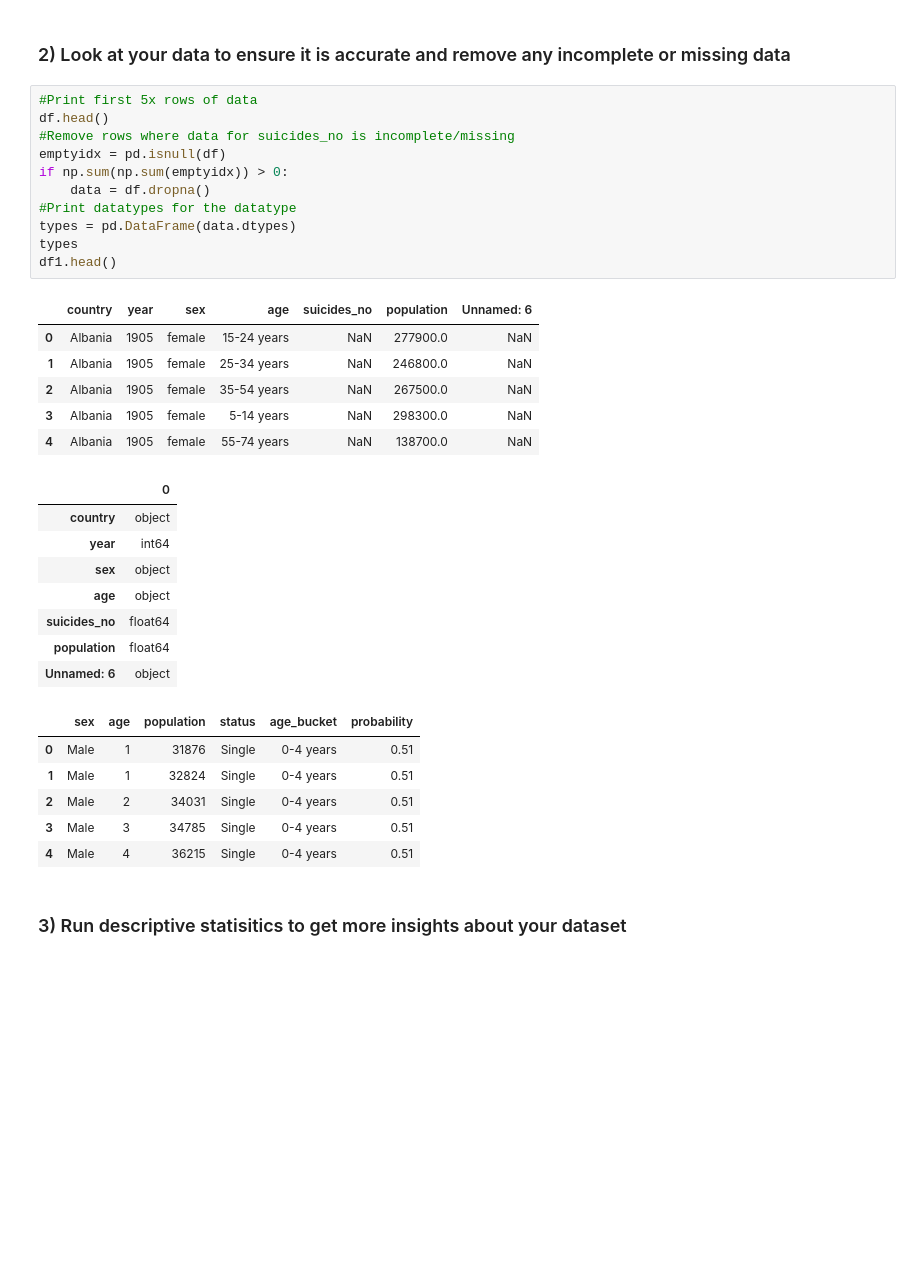
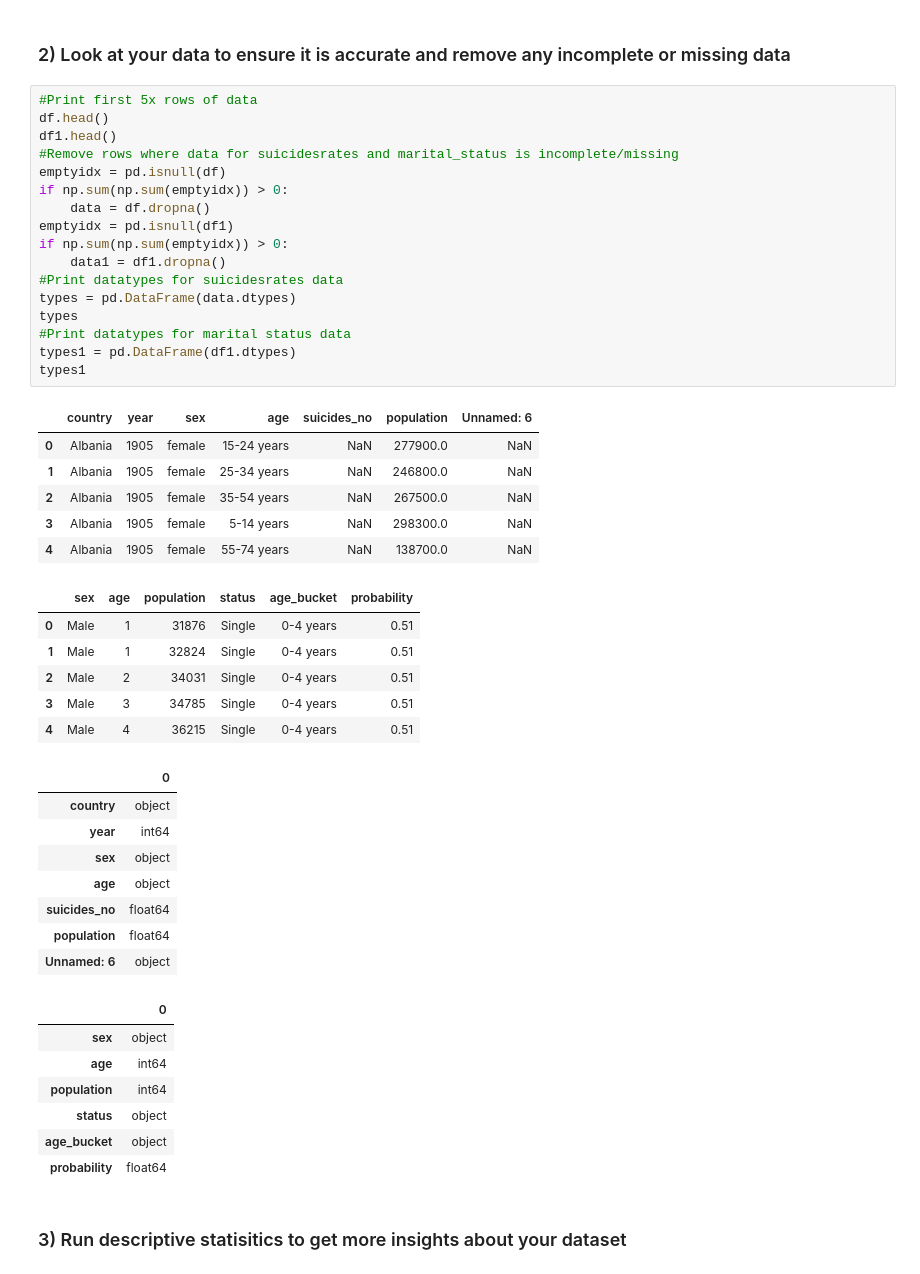
Before and after one commit to roisinanglim/suicide_rates, a Jupyter notebook: suicide _rates_data_simulation.ipynb, the cells around one changed output. Drawn from its saved outputs; the diff is of its cells as text; blank space fills up the shorter version.

```diff
--- a/suicide _rates_data_simulation.ipynb
+++ b/suicide _rates_data_simulation.ipynb
@@ -38,34 +42,47 @@ df1 = pd.read_csv("marital_status.csv")
 # %%
 #Print first 5x rows of data
 df.head()
-#Remove rows where data for suicides_no is incomplete/missing
+df1.head()
+#Remove rows where data for suicidesrates and marital_status is incomplete/missing
 emptyidx = pd.isnull(df)
 if np.sum(np.sum(emptyidx)) > 0:
     data = df.dropna()
-#Print datatypes for the datatype
+emptyidx = pd.isnull(df1)
+if np.sum(np.sum(emptyidx)) > 0:
+    data1 = df1.dropna()
+#Print datatypes for suicidesrates data
 types = pd.DataFrame(data.dtypes)
 types
-df1.head()
+#Print datatypes for marital status data
+types1 = pd.DataFrame(df1.dtypes)
+types1
 # %% [output]
 |  | country | year | sex | age | suicides_no | population | Unnamed: 6 |
 | 0 | Albania | 1905 | female | 15-24 years | NaN | 277900.0 | NaN |
 | 1 | Albania | 1905 | female | 25-34 years | NaN | 246800.0 | NaN |
 | 2 | Albania | 1905 | female | 35-54 years | NaN | 267500.0 | NaN |
 | 3 | Albania | 1905 | female | 5-14 years | NaN | 298300.0 | NaN |
 | 4 | Albania | 1905 | female | 55-74 years | NaN | 138700.0 | NaN |
-|  | 0 |
-| country | object |
-| year | int64 |
-| sex | object |
-| age | object |
-| suicides_no | float64 |
-| population | float64 |
-| Unnamed: 6 | object |
+|  | sex | age | population | status | age_bucket | probability |
+| 0 | Male | 1 | 31876 | Single | 0-4 years | 0.51 |
+| 1 | Male | 1 | 32824 | Single | 0-4 years | 0.51 |
+| 2 | Male | 2 | 34031 | Single | 0-4 years | 0.51 |
+| 3 | Male | 3 | 34785 | Single | 0-4 years | 0.51 |
+| 4 | Male | 4 | 36215 | Single | 0-4 years | 0.51 |
-|  | sex | age | population | status | age_bucket | probability |
-| 0 | Male | 1 | 31876 | Single | 0-4 years | 0.51 |
-| 1 | Male | 1 | 32824 | Single | 0-4 years | 0.51 |
-| 2 | Male | 2 | 34031 | Single | 0-4 years | 0.51 |
-| 3 | Male | 3 | 34785 | Single | 0-4 years | 0.51 |
-| 4 | Male | 4 | 36215 | Single | 0-4 years | 0.51 |
+|  | 0 |
+| country | object |
+| year | int64 |
+| sex | object |
+| age | object |
+| suicides_no | float64 |
+| population | float64 |
+| Unnamed: 6 | object |
+|  | 0 |
+| sex | object |
+| age | int64 |
+| population | int64 |
+| status | object |
+| age_bucket | object |
+| probability | float64 |
 # %% [markdown]
 ### 3) Run descriptive statisitics to get more insights about your dataset
```
Also changed, not shown: parts of 19 cells of this notebook.
